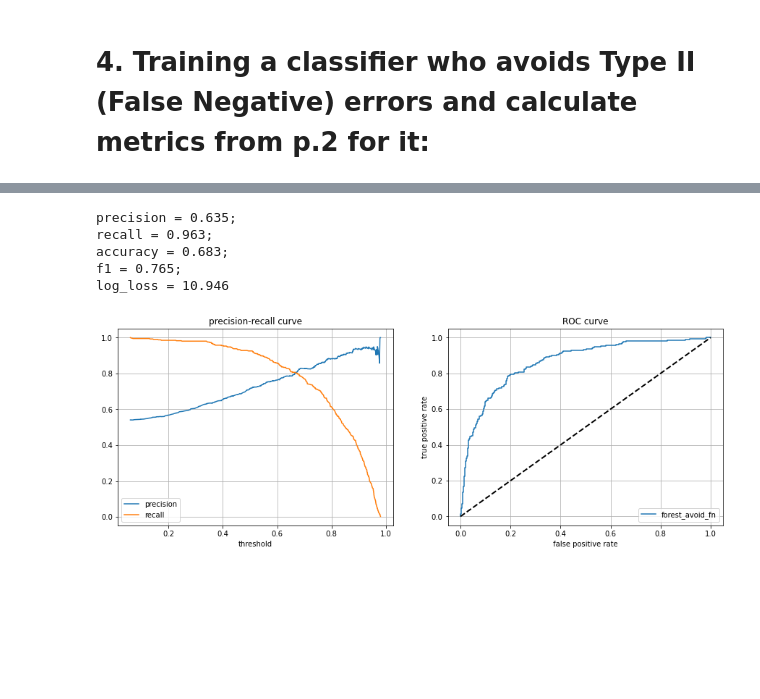
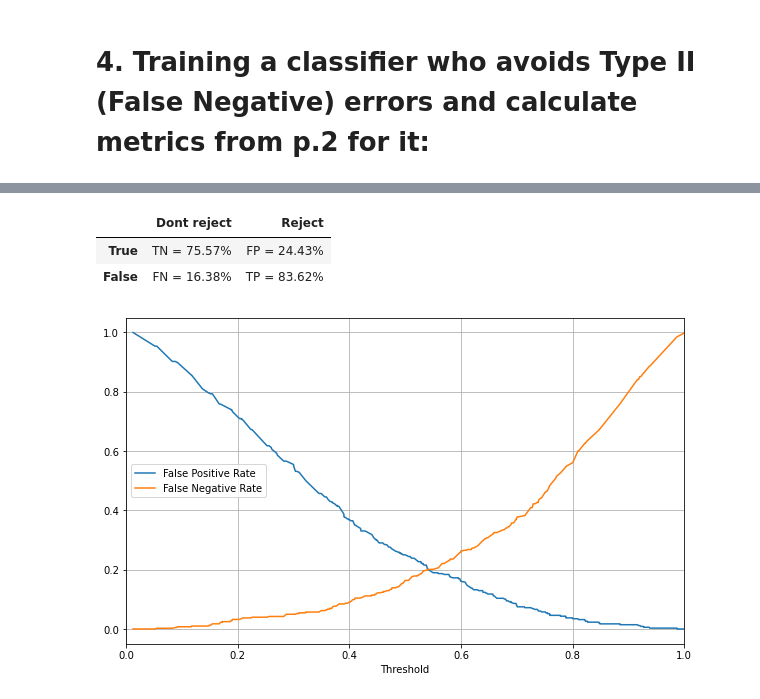
Before and after one commit to belpablo/Machine_Learning_Tecnologies_2022, a Jupyter notebook: Task_1/Belenko_Pavel_J41325c_MLT_2022_Task_1.ipynb, the cells around one changed output, grey strips where cells are left out. Drawn from its saved outputs; the diff is of its cells as text; code cells hidden in the pictures; blank space fills up the shorter version.

```diff
--- a/Task_1/Belenko_Pavel_J41325c_MLT_2022_Task_1.ipynb
+++ b/Task_1/Belenko_Pavel_J41325c_MLT_2022_Task_1.ipynb
@@ -233,39 +202,36 @@ prob_pred_avoid_fn_df
-# %%
-predicted_avoid_fn_class = forest_avoid_fn.predict(x_test)
-
-print('precision = {precision:.3f}; \nrecall = {recall:.3f}; \naccuracy = {accuracy:.3f}; \nf1 = {f1:.3f}; \nlog_loss = {log_loss:.3f}'.format(
-            precision = metrics.precision_score(prob_pred_avoid_fn['real_activity'], predicted_avoid_fn_class),
-            recall = metrics.recall_score(prob_pred_avoid_fn['real_activity'], predicted_avoid_fn_class),
-            accuracy = metrics.accuracy_score(prob_pred_avoid_fn['real_activity'], predicted_avoid_fn_class),
-            f1 = metrics.f1_score(prob_pred_avoid_fn['real_activity'], predicted_avoid_fn_class),
-            log_loss = metrics.log_loss(prob_pred_avoid_fn['real_activity'], predicted_avoid_fn_class))
-     )
-# %% [output]
-precision = 0.635;
-recall = 0.963;
-accuracy = 0.683;
-f1 = 0.765;
-log_loss = 10.946
-# %%
-fig, (ax_pr, ax_roc) = plt.subplots(1, 2, figsize = (15, 5))
-
-fpr, tpr, thr = metrics.roc_curve(prob_pred_avoid_fn_df['real_activity'],  prob_pred_avoid_fn_df['forest_avoid_fn'])
-precision, recall, threshold = metrics.precision_recall_curve(prob_pred_avoid_fn_df['real_activity'], \
-                                                              prob_pred_avoid_fn_df['forest_avoid_fn'])
-
-ax_pr.plot(threshold, precision[:-1], label = 'precision')
-ax_pr.plot(threshold, recall[:-1], label = 'recall')
-ax_pr.set_xlabel('threshold')
-ax_pr.set_title('precision-recall curve')
-ax_pr.legend()
-ax_pr.grid()
-
-plt.plot(fpr, tpr, label = 'forest_avoid_fn')
-plt.plot([0, 1], [0, 1], color = 'k', lw = 2, linestyle = '--')
-ax_roc.set_xlabel('false positive rate')
-ax_roc.set_ylabel('true positive rate')
-ax_roc.set_title('ROC curve')
-ax_roc.legend(loc = 4)
-ax_roc.grid()
-# %% [output]
-[figure, removed]
+# %%
+# The confusion matrix for fitted deep random forest model:
+
+def conf_matrix(y, pred):
+
+    ((tn, fp), (fn, tp)) = metrics.confusion_matrix(y, pred)
+    ((tnr, fpr), (fnr, tpr)) = metrics.confusion_matrix(y, pred, normalize = 'true')
+
+    return pd.DataFrame([[f'TN = {tnr: 1.2%}', f'FP = {fpr: 1.2%}'],
+                         [f'FN = {fnr: 1.2%}', f'TP = {tpr: 1.2%}']],
+                        index = ['True', 'False'],
+                        columns = ['Dont reject', 'Reject'])
+
+conf_matrix(y_test, models_dict['deep_rf'].predict(x_test))
+# %% [output]
+|  | Dont reject | Reject |
+| True | TN = 75.57% | FP = 24.43% |
+| False | FN = 16.38% | TP = 83.62% |
+# %%
+# The graph of FPR and FNR depending on the treshold value:
+
+predtst = models_dict['deep_rf'].predict_proba(x_test)[:,1]
+
+fpr, tpr, thresholds = metrics.roc_curve(y_test, predtst)
+
+dfplot = pd.DataFrame({'Threshold':thresholds,
+                     'False Positive Rate':fpr,
+                     'False Negative Rate': 1.- tpr})
+
+ax = dfplot.plot(x = 'Threshold', y = ['False Positive Rate', 'False Negative Rate'], figsize = (10,6))
+ax.grid()
+
+plt.xlim(0, 1)
+plt.show()
+# %% [output]
+[figure, added]
```
Also changed, not shown: parts of 11 cells of this notebook.
